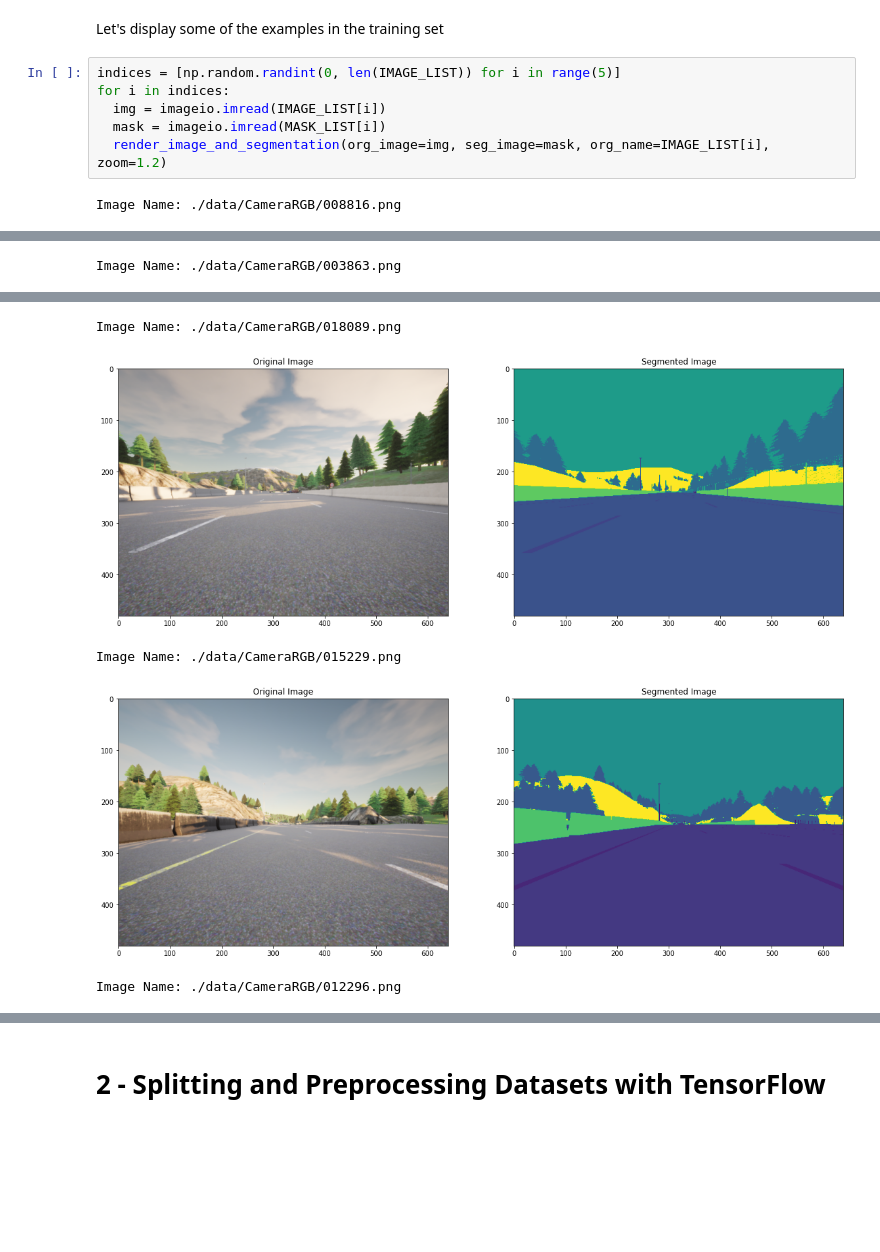
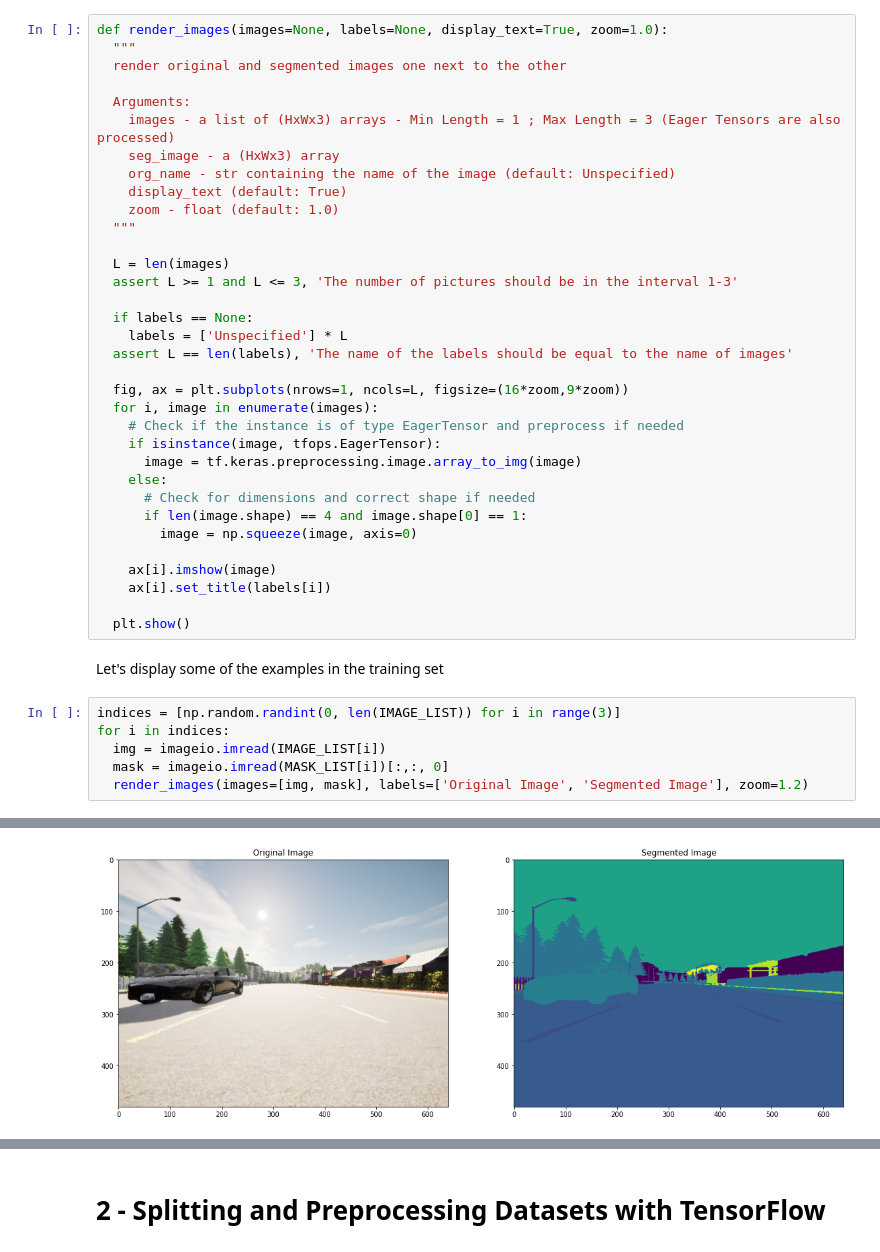
Before and after one commit to fernandoGitHub/ML_Projects, a Jupyter notebook: Image_segmentation_Unet_v2.ipynb, the cells around one changed output, grey strips where cells are left out. Saved outputs shown, nothing was run; the diff lists cells and outputs as text; blank space fills up the shorter version.

```diff
--- a/Image_segmentation_Unet_v2.ipynb
+++ b/Image_segmentation_Unet_v2.ipynb
@@ -166,10 +149,43 @@ def render_image_and_segmentation(org_image=None, seg_image=None, org_name='Unsp
+# %%
+def render_images(images=None, labels=None, display_text=True, zoom=1.0):
+  """
+  render original and segmented images one next to the other
+
+  Arguments:
+    images - a list of (HxWx3) arrays - Min Length = 1 ; Max Length = 3 (Eager Tensors are also processed)
+    seg_image - a (HxWx3) array
+    org_name - str containing the name of the image (default: Unspecified)
+    display_text (default: True)
+    zoom - float (default: 1.0)
+  """
+
+  L = len(images)
+  assert L >= 1 and L <= 3, 'The number of pictures should be in the interval 1-3'
+
+  if labels == None:
+    labels = ['Unspecified'] * L
+  assert L == len(labels), 'The name of the labels should be equal to the name of images'
+
+  fig, ax = plt.subplots(nrows=1, ncols=L, figsize=(16*zoom,9*zoom))
+  for i, image in enumerate(images):
+    # Check if the instance is of type EagerTensor and preprocess if needed
+    if isinstance(image, tfops.EagerTensor):
+      image = tf.keras.preprocessing.image.array_to_img(image)
+    else:
+      # Check for dimensions and correct shape if needed
+      if len(image.shape) == 4 and image.shape[0] == 1:
+        image = np.squeeze(image, axis=0)
+
+    ax[i].imshow(image)
+    ax[i].set_title(labels[i])
+
+  plt.show()
 # %% [markdown]
 Let's display some of the examples in the training set
 # %%
-indices = [np.random.randint(0, len(IMAGE_LIST)) for i in range(5)]
+indices = [np.random.randint(0, len(IMAGE_LIST)) for i in range(3)]
 for i in indices:
   img = imageio.imread(IMAGE_LIST[i])
-  mask = imageio.imread(MASK_LIST[i])
-  render_image_and_segmentation(org_image=img, seg_image=mask, org_name=IMAGE_LIST[i], zoom=1.2)
+  mask = imageio.imread(MASK_LIST[i])[:,:, 0]
+  render_images(images=[img, mask], labels=['Original Image', 'Segmented Image'], zoom=1.2)
 # %% [output]
-Image Name: ./data/CameraRGB/008816.png
@@ -177 +192,0 @@ Image Name: ./data/CameraRGB/008816.png
-Image Name: ./data/CameraRGB/003863.png
@@ -179,5 +194 @@ Image Name: ./data/CameraRGB/003863.png
-Image Name: ./data/CameraRGB/018089.png
-[figure, old version]
+[figure, new version]
-Image Name: ./data/CameraRGB/015229.png
-[figure, removed]
-Image Name: ./data/CameraRGB/012296.png
```
Also changed, not shown: parts of 48 cells of this notebook.
